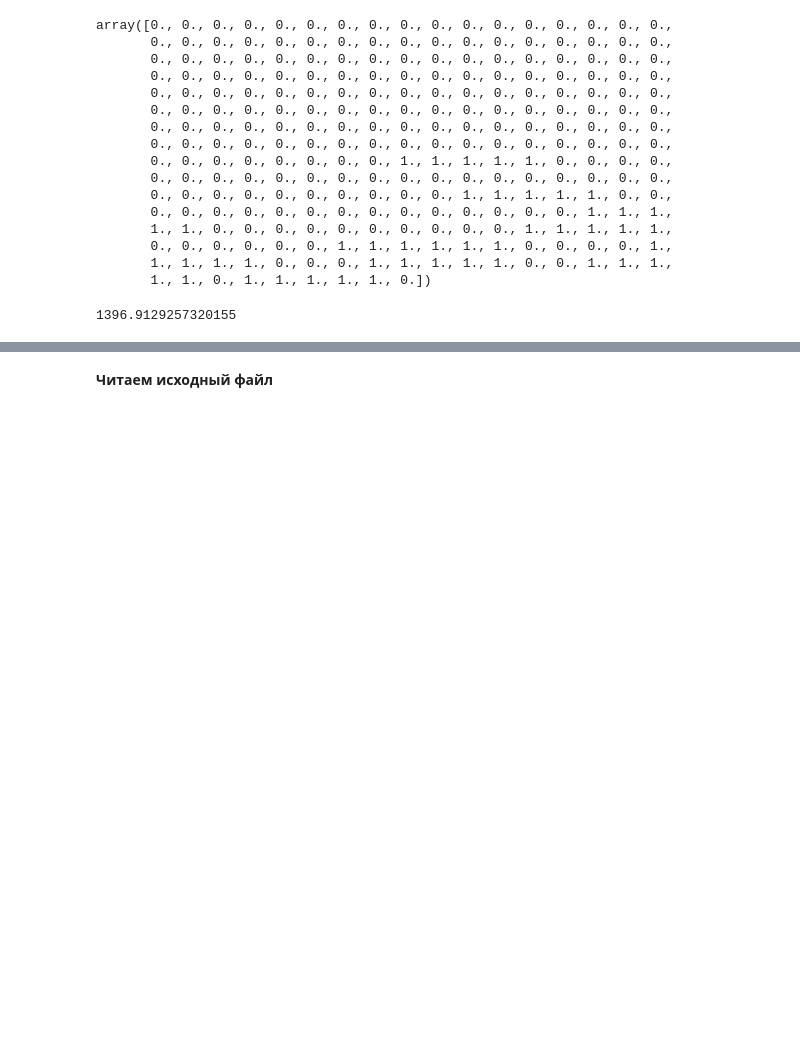
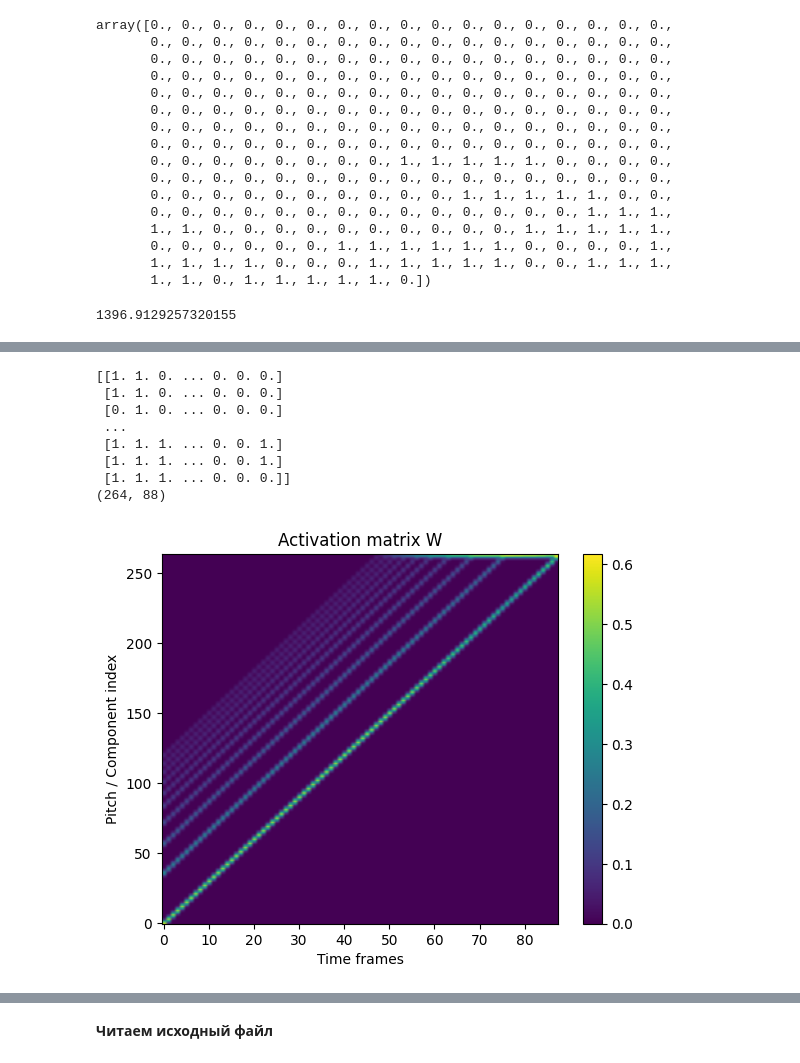
Before and after one commit to bierml/NMFforAMT, a Jupyter notebook: Experimental/Music_Transcribing[NMF].ipynb, the cells around one changed output, grey strips where cells are left out. Cells and saved outputs as stored; diff of their text form; code cells hidden in the pictures; blank space fills up the shorter version.

```diff
--- a/Experimental/Music_Transcribing[NMF].ipynb
+++ b/Experimental/Music_Transcribing[NMF].ipynb
@@ -139,0 +145,73 @@ plt.show()
+# %%
+def build_W0(sr,
+             bins_per_octave,
+             n_bins,
+             fmin,
+             n_harmonics=10,
+             decay=1.0,
+             sigma=1.5,
+             inharmonicity=0.0):
+
+    # CQT frequency grid (MUST match your spectrogram)
+    freqs = librosa.cqt_frequencies(
+        n_bins=n_bins,
+        fmin=fmin,
+        bins_per_octave=bins_per_octave
+    )
+
+    midi_notes = np.arange(21, 21 + 88)  # piano
+    W0 = np.zeros((n_bins, len(midi_notes)))
+
+    for i, m in enumerate(midi_notes):
+        f0 = librosa.midi_to_hz(m)
+        template = np.zeros(n_bins)
+
+        for h in range(1, n_harmonics + 1):
+            # optional piano inharmonicity
+            fh = h * f0 * np.sqrt(1 + inharmonicity * h**2)
+
+            if fh >= sr / 2:
+                break
+
+            # nearest bin
+            idx = np.argmin(np.abs(freqs - fh))
+
+            # Gaussian spread
+            k = np.arange(n_bins)
+            peak = np.exp(-(k - idx)**2 / (2 * sigma**2))
+
+            template += (1 / (h ** decay)) * peak
+
+        # normalize (critical)
+        template /= np.linalg.norm(template) + 1e-10
+
+        W0[:, i] = template
+
+    return W0
+
+W_0 = build_W0(sr=f_s, bins_per_octave=12*K, n_bins=88 * K, fmin=librosa.note_to_hz('A0'))
+print(W_i)
+
+print(W_i.shape)
+import matplotlib.pyplot as plt
+plt.figure()
+#plt.imshow(H_v, aspect='auto', origin='lower')
+#plt.imshow(Y[:,140:160], aspect='auto', origin='lower')
+plt.imshow(W_0, aspect='auto', origin='lower')
+#plt.imshow(W_i, aspect='auto', origin='lower')
+#plt.imshow(Y, aspect='auto', origin='lower')
+plt.colorbar()
+plt.title("Activation matrix W")
+plt.xlabel("Time frames")
+plt.ylabel("Pitch / Component index")
+plt.show()
+# %% [output]
+[[1. 1. 0. ... 0. 0. 0.]
+ [1. 1. 0. ... 0. 0. 0.]
+ [0. 1. 0. ... 0. 0. 0.]
+ ...
+ [1. 1. 1. ... 0. 0. 1.]
+ [1. 1. 1. ... 0. 0. 1.]
+ [1. 1. 1. ... 0. 0. 0.]]
+(264, 88)
+[figure, added]
```
Also changed, not shown: parts of 47 cells of this notebook, 2 other files.
